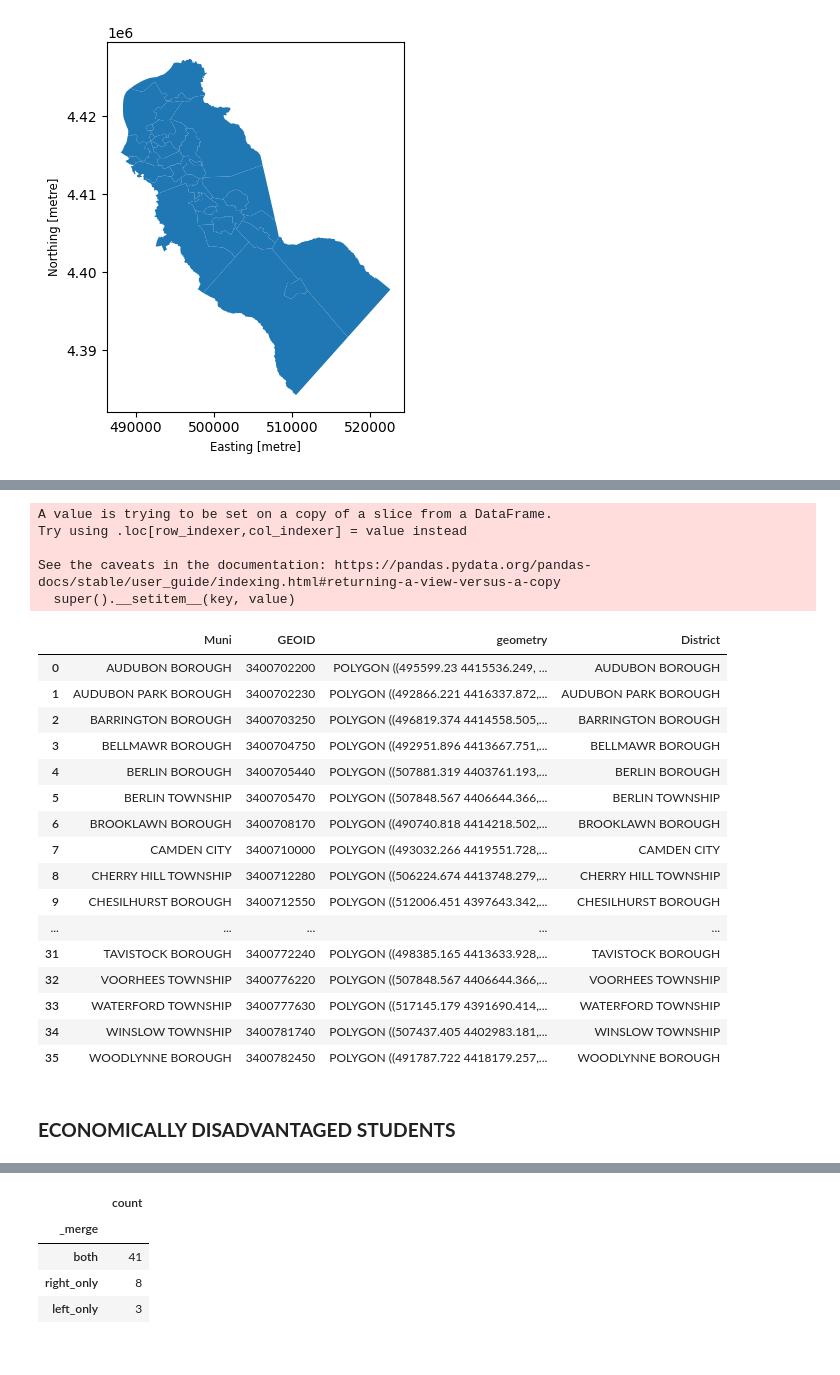
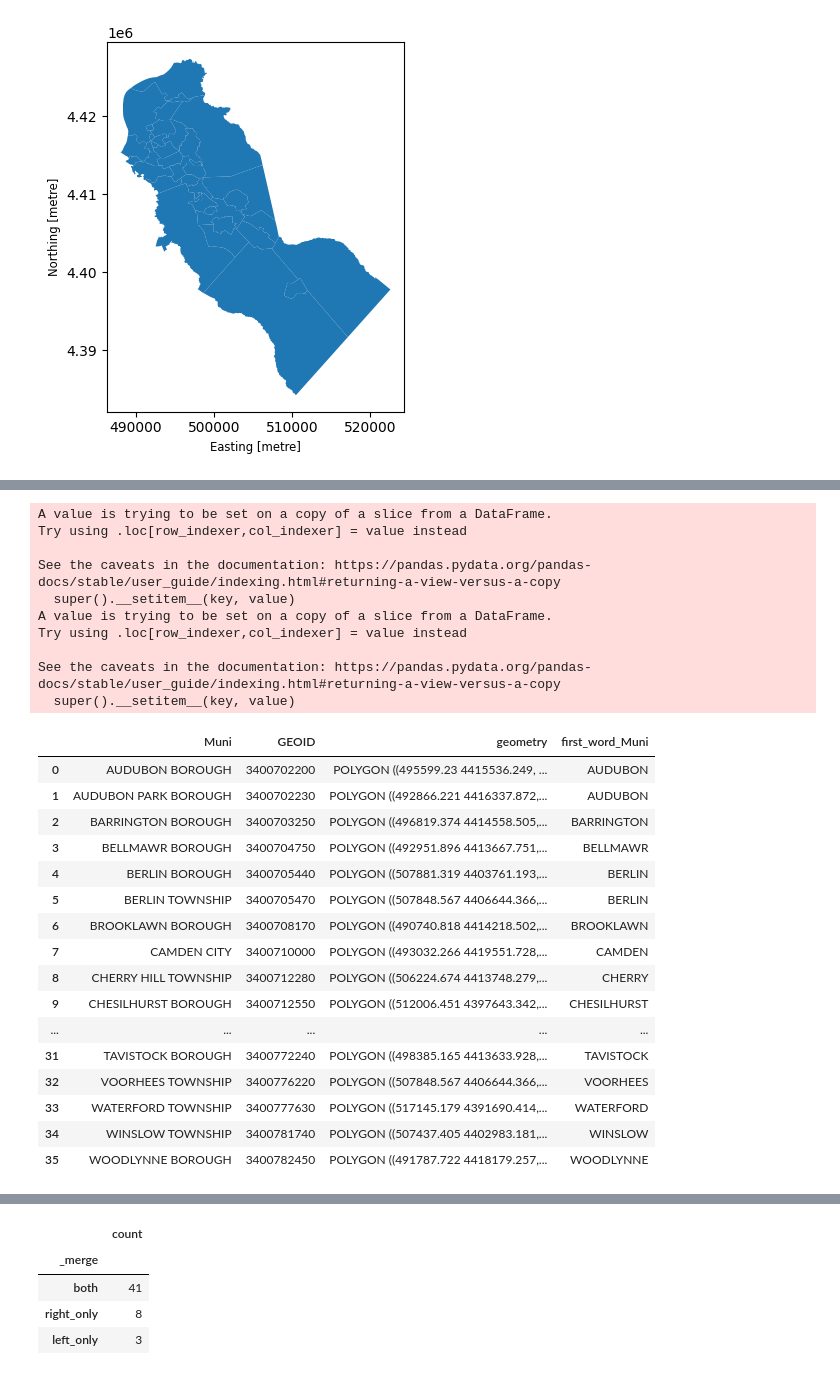
Before and after one commit to MhiyaJ/My-GIS-Stuff, a Jupyter notebook: After School Programs PS2.ipynb, the cells around one changed output, grey strips where cells are left out. Saved outputs shown, nothing was run; the diff lists cells and outputs as text; code cells hidden in the pictures.

```diff
--- a/After School Programs PS2.ipynb
+++ b/After School Programs PS2.ipynb
@@ -67,36 +69,39 @@ njMun.head(2)
 | 0 | 1 | 00885144 | 3400702200 | Audubon borough | C5 | F | 3838781 | 35535 | +39.8901277 | -75.0723825 | ... |
 | 1 | 2 | 00885145 | 3400702230 | Audubon Park borough | C5 | F | 389606 | 46935 | +39.8968373 | -75.0888190 | ... |
 # %%
-#Rename field, make renamed column upper case and select only items w/ GEO data and strip white space
+#Rename field, make renamed column upper case and select only items w/ GEO data and strip white space, split Muni into first word only
 njMun.rename(columns={'NAMELSAD' : 'Muni'}, inplace=True)
 njMun['Muni'] = njMun['Muni'].str.upper()
 njMun.loc[njMun['Muni'] == 'GLOUCESTER CITY CITY','Muni'] = 'GLOUCESTER CITY'
 njMun1 = njMun[['Muni','GEOID', 'geometry']]
-njMun1['District']=njMun1.Muni.str.strip()
-njMun['first_word_Muni'] = njMun['Muni'].str.split().str[0]
+njMun1['Muni']=njMun1.Muni.str.strip()
+njMun1['first_word_Muni'] = njMun1['Muni'].str.split().str[0]
 njMun1
 # %% [output]
 A value is trying to be set on a copy of a slice from a DataFrame.
 Try using .loc[row_indexer,col_indexer] = value instead
 
 See the caveats in the documentation: https://pandas.pydata.org/pandas-docs/stable/user_guide/indexing.html#returning-a-view-versus-a-copy
   super().__setitem__(key, value)
+A value is trying to be set on a copy of a slice from a DataFrame.
+Try using .loc[row_indexer,col_indexer] = value instead
+
+See the caveats in the documentation: https://pandas.pydata.org/pandas-docs/stable/user_guide/indexing.html#returning-a-view-versus-a-copy
+  super().__setitem__(key, value)
-|  | Muni | GEOID | geometry | District |
-| 0 | AUDUBON BOROUGH | 3400702200 | POLYGON ((495599.23 4415536.249, ... | AUDUBON BOROUGH |
-| 1 | AUDUBON PARK BOROUGH | 3400702230 | POLYGON ((492866.221 4416337.872,... | AUDUBON PARK BOROUGH |
-| 2 | BARRINGTON BOROUGH | 3400703250 | POLYGON ((496819.374 4414558.505,... | BARRINGTON BOROUGH |
-| 3 | BELLMAWR BOROUGH | 3400704750 | POLYGON ((492951.896 4413667.751,... | BELLMAWR BOROUGH |
-| 4 | BERLIN BOROUGH | 3400705440 | POLYGON ((507881.319 4403761.193,... | BERLIN BOROUGH |
-| 5 | BERLIN TOWNSHIP | 3400705470 | POLYGON ((507848.567 4406644.366,... | BERLIN TOWNSHIP |
-| 6 | BROOKLAWN BOROUGH | 3400708170 | POLYGON ((490740.818 4414218.502,... | BROOKLAWN BOROUGH |
-| 7 | CAMDEN CITY | 3400710000 | POLYGON ((493032.266 4419551.728,... | CAMDEN CITY |
-| 8 | CHERRY HILL TOWNSHIP | 3400712280 | POLYGON ((506224.674 4413748.279,... | CHERRY HILL TOWNSHIP |
-| 9 | CHESILHURST BOROUGH | 3400712550 | POLYGON ((512006.451 4397643.342,... | CHESILHURST BOROUGH |
+|  | Muni | GEOID | geometry | first_word_Muni |
+| 0 | AUDUBON BOROUGH | 3400702200 | POLYGON ((495599.23 4415536.249, ... | AUDUBON |
+| 1 | AUDUBON PARK BOROUGH | 3400702230 | POLYGON ((492866.221 4416337.872,... | AUDUBON |
+| 2 | BARRINGTON BOROUGH | 3400703250 | POLYGON ((496819.374 4414558.505,... | BARRINGTON |
+| 3 | BELLMAWR BOROUGH | 3400704750 | POLYGON ((492951.896 4413667.751,... | BELLMAWR |
+| 4 | BERLIN BOROUGH | 3400705440 | POLYGON ((507881.319 4403761.193,... | BERLIN |
+| 5 | BERLIN TOWNSHIP | 3400705470 | POLYGON ((507848.567 4406644.366,... | BERLIN |
+| 6 | BROOKLAWN BOROUGH | 3400708170 | POLYGON ((490740.818 4414218.502,... | BROOKLAWN |
+| 7 | CAMDEN CITY | 3400710000 | POLYGON ((493032.266 4419551.728,... | CAMDEN |
+| 8 | CHERRY HILL TOWNSHIP | 3400712280 | POLYGON ((506224.674 4413748.279,... | CHERRY |
+| 9 | CHESILHURST BOROUGH | 3400712550 | POLYGON ((512006.451 4397643.342,... | CHESILHURST |
 | ... | ... | ... | ... | ... |
-| 31 | TAVISTOCK BOROUGH | 3400772240 | POLYGON ((498385.165 4413633.928,... | TAVISTOCK BOROUGH |
-| 32 | VOORHEES TOWNSHIP | 3400776220 | POLYGON ((507848.567 4406644.366,... | VOORHEES TOWNSHIP |
-| 33 | WATERFORD TOWNSHIP | 3400777630 | POLYGON ((517145.179 4391690.414,... | WATERFORD TOWNSHIP |
-| 34 | WINSLOW TOWNSHIP | 3400781740 | POLYGON ((507437.405 4402983.181,... | WINSLOW TOWNSHIP |
-| 35 | WOODLYNNE BOROUGH | 3400782450 | POLYGON ((491787.722 4418179.257,... | WOODLYNNE BOROUGH |
+| 31 | TAVISTOCK BOROUGH | 3400772240 | POLYGON ((498385.165 4413633.928,... | TAVISTOCK |
+| 32 | VOORHEES TOWNSHIP | 3400776220 | POLYGON ((507848.567 4406644.366,... | VOORHEES |
+| 33 | WATERFORD TOWNSHIP | 3400777630 | POLYGON ((517145.179 4391690.414,... | WATERFORD |
+| 34 | WINSLOW TOWNSHIP | 3400781740 | POLYGON ((507437.405 4402983.181,... | WINSLOW |
+| 35 | WOODLYNNE BOROUGH | 3400782450 | POLYGON ((491787.722 4418179.257,... | WOODLYNNE |
-# %% [markdown]
-### **ECONOMICALLY DISADVANTAGED STUDENTS**
```
Also changed, not shown: parts of 62 cells of this notebook.
